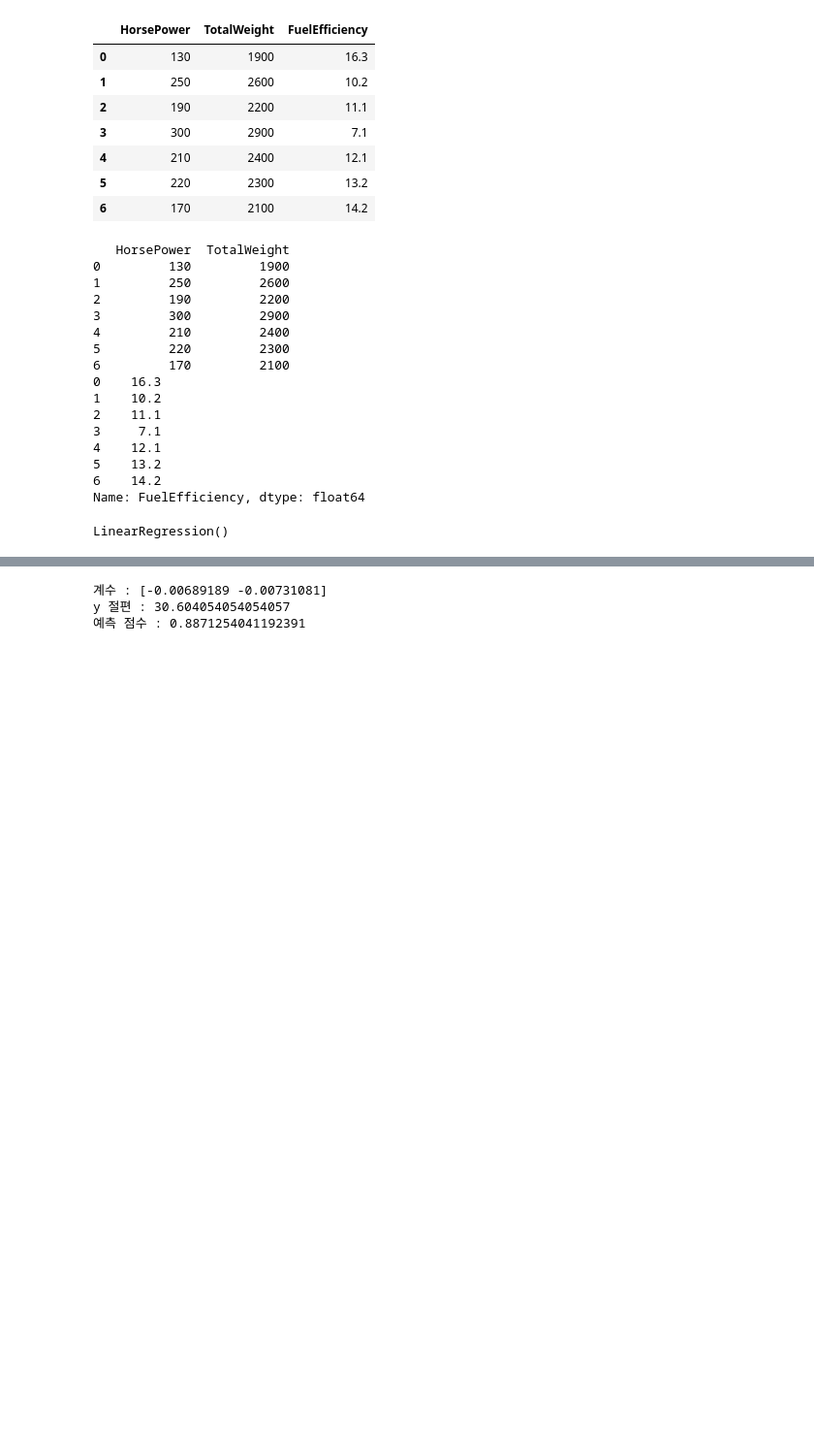
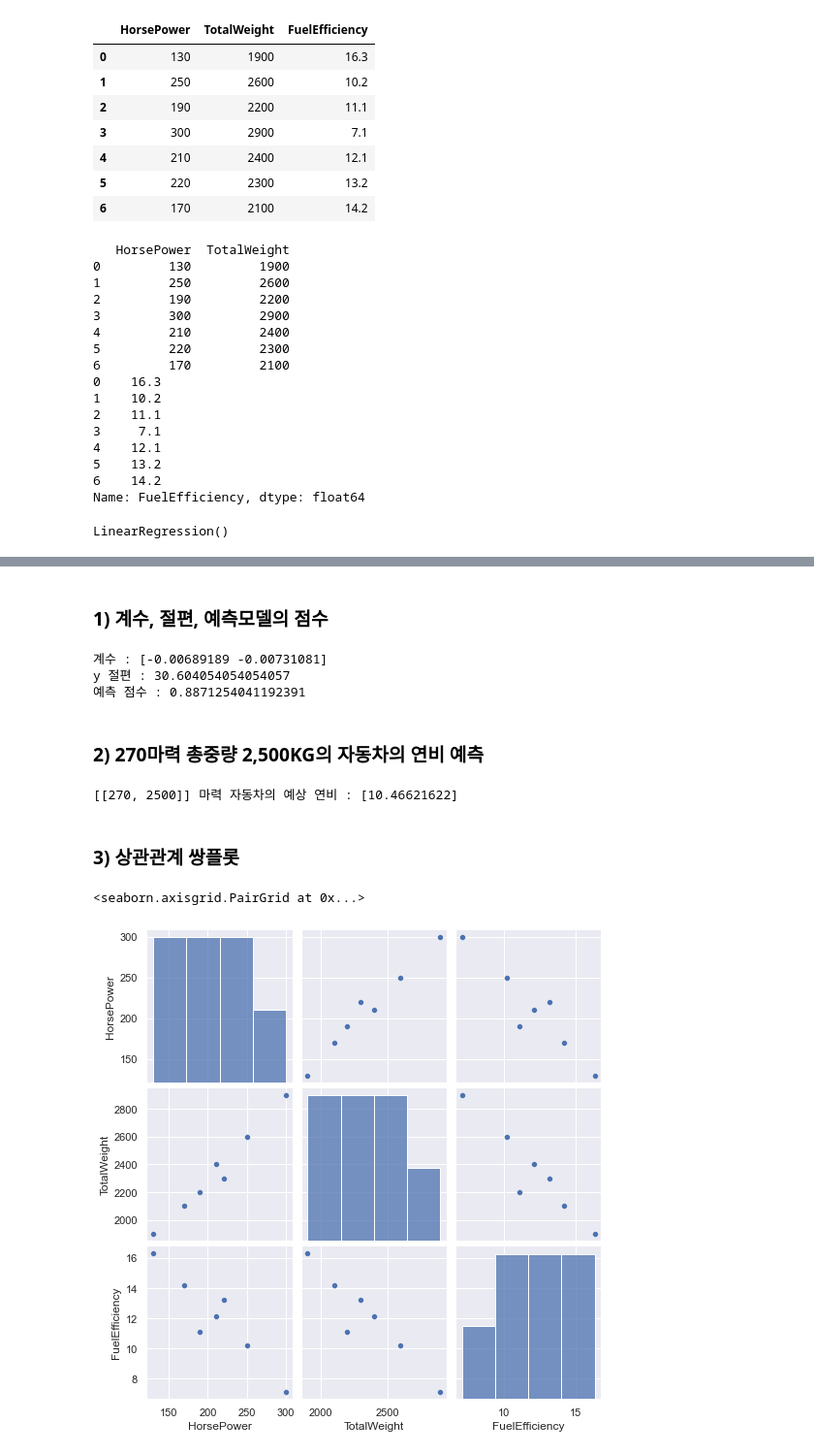
Before and after one commit to HSCLover/UnivMachineLearning, a Jupyter notebook: myCode/ch04QNo2.ipynb, the cells around one changed output, grey strips where cells are left out. Shown at 97% size. Saved outputs shown, nothing was run; the diff lists cells and outputs as text; code cells hidden in the pictures; blank space fills up the shorter version.

```diff
--- a/myCode/ch04QNo2.ipynb
+++ b/myCode/ch04QNo2.ipynb
@@ -53,3 +54,5 @@ plt.plot(xy_range,xy_range)
+# %% [markdown]
+### 1) 계수, 절편, 예측모델의 점수
 # %%
 print('계수 : {coefficient}'.format(coefficient=lin_model.coef_))
 print('y 절편 : {y_intercept}'.format(y_intercept=lin_model.intercept_))
@@ -58,3 +61,19 @@ print('예측 점수 : {score}'.format(score=lin_model.score(x,y)))
 계수 : [-0.00689189 -0.00731081]
 y 절편 : 30.604054054054057
 예측 점수 : 0.8871254041192391
+# %% [markdown]
+### 2) 270마력 총중량 2,500KG의 자동차의 연비 예측
+# %%
+x_guess = [[270,2500]]
+y_guess = lin_model.predict(x_guess)
+
+print('{x} 마력 자동차의 예상 연비 : {y}'.format(x=x_guess,y=y_guess))
+# %% [output]
+[[270, 2500]] 마력 자동차의 예상 연비 : [10.46621622]
+# %% [markdown]
+### 3) 상관관계 쌍플롯
+# %%
+sns.pairplot(lin_data)
+# %% [output]
+<seaborn.axisgrid.PairGrid at 0x...>
+[figure, added]
```
Also changed, not shown: parts of 5 cells of this notebook.
